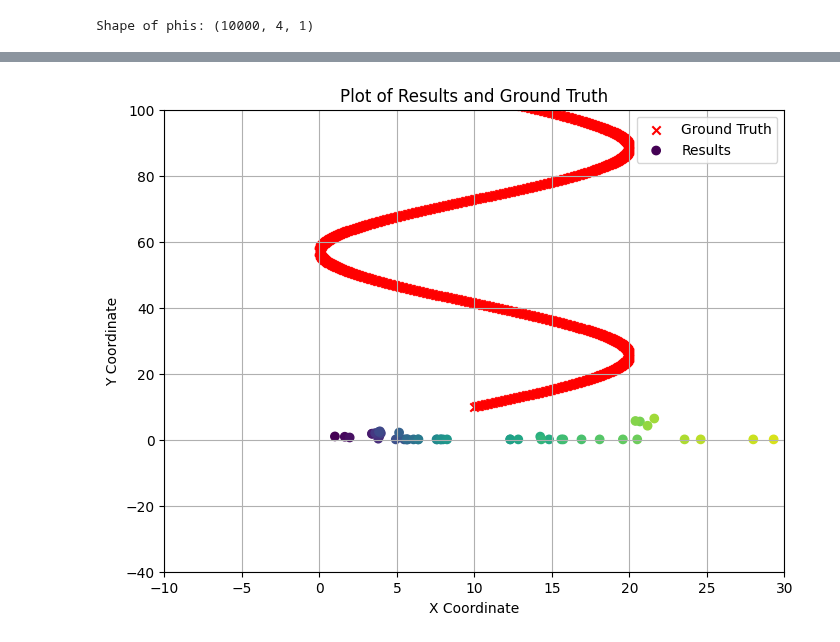
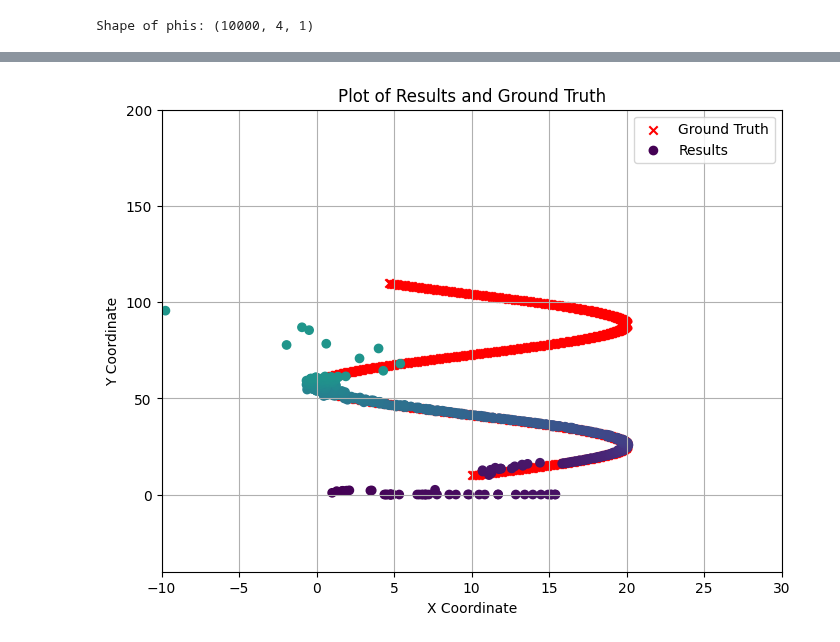
Before and after one commit to RHIMMELAND/MMARS, a Jupyter notebook: examples/MRBLaT_test.ipynb, the cells around one changed output, grey strips where cells are left out. Saved outputs shown, nothing was run; the diff lists cells and outputs as text; code cells hidden in the pictures.

```diff
--- a/examples/MRBLaT_test.ipynb
+++ b/examples/MRBLaT_test.ipynb
@@ -212,7 +198,7 @@ y_values = np.linspace(0.0001, 50.0001, gridsize)
 X, Y = np.meshgrid(x_values, y_values)
 
 # Flatten the grid and stack with phi[2] = 0, phi[3] = 0
-phis = [np.array([[x], [y], [4.941e-01],  [4.686e-01]]) for x, y in zip(X.ravel(), Y.ravel())]
+phis = [np.array([[x], [y], [1],  [1]]) for x, y in zip(X.ravel(), Y.ravel())]
 
 # Convert to NumPy array (shape: (2500, 4, 1))
 phis = np.array(phis)
@@ -224,7 +210,7 @@ Shape of phis: (10000, 4, 1)
 # %%
 S_signals = []
 for n in tqdm(range(len(phis))):
-    S_signals.append(mmars.mrblatFunctions.D_KL(phis[n][:4].flatten(), data_fourier, target_model_1.get_trajectory()[0][frame-1], target_model_1.get_trajectory()[0][frame-1], Lambda_z, radar_model_1, mrblatcomp, outputmode=(1,1,1,1), print_output=False))
+    S_signals.append(mrblatcomp.D_KL(phis[n][:4].flatten(), data_fourier, target_model_1.get_trajectory()[0][frame-1], target_model_1.get_trajectory()[0][frame-1], outputmode=(1,1,1,1), print_output=False))
 # %%
 # Compute the magnitude (ignoring phi[2] and phi[3])
 #magnitudes = np.sqrt(phis[:, 0, 0]**2 + phis[:, 1, 0]**2)
@@ -277,6 +263,8 @@ phi = np.array([[10],
                     [10],
                     [0],
                     [0]])
+
+bound = [(-100,100), (0.1,100), (0.0001, 10), (0.0001, 10)]
 # %%
 def broadcast_parameters(n, phi_bar_last_x_, phi_bar_last_y_, phi_barbar_last_0_, phi_barbar_last_1_):
     """
@@ -399,9 +383,9 @@ mrblat_data, mrblat_data_phibarbar
 # %%
-results = np.zeros((50, 4))
+results = np.zeros((1000, 4))
 
-results[0] = np.array(([1, 1, 10, 10]))  # Initialize results as a list of lists
+results[0] = np.array(([10, 10, 1, 1]))  # Initialize results as a list of lists
 
-for n in tqdm(range(49)):
+for n in tqdm(range(999)):
 
     sim_data_all_virtual = sim_data[n+1,:,:,0,:]
     sim_data_all_virtual = sim_data_all_virtual.flatten()[:, np.newaxis]
@@ -415,28 +399,27 @@ for n in tqdm(range(49)):
 
     data_fourier = (np.sqrt(sim_data_all_virtual_energy/data_fourier_energy)*data_fourier).T
 
-    result = minimize(mmars.mrblatFunctions.D_KL, (results[n][0], results[n][1], results[n][2], results[n][3]), bounds = bound,  args=(data_fourier, results[n][0], results[n][1], Lambda_z, radar_model_1, mrblatcomp, (1,1,1,1), False), method='nelder-mead')
-
+    result = minimize(mrblatcomp.D_KL, (results[n][0], results[n][1], results[n][2], results[n][3]), bounds = bound,  args=(data_fourier, results[n][0], results[n][1], (1,1,1,1), False), method='nelder-mead')
 
     results[n+1] = result.x.tolist()  # Insert the result at the correct index
 # %%
 # Extract the first two indices from results
 x_results = [result[0] for result in results]
 y_results = [result[1] for result in results]
 
 # Plot the coordinates
 plt.figure(figsize=(8, 6))
 plt.scatter(target_ground_truth[0], target_ground_truth[1], c='red', marker='x', label='Ground Truth')
 plt.scatter(x_results, y_results, c=np.linspace(0, 1, len(x_results)), cmap='viridis', marker='o', label='Results')
 
 #plt.scatter(eq18[0][0], eq18[1][0], c='green', marker='x', label='Eq. 18')
 plt.xlim([-10, 30])
-plt.ylim([-40, 100])
+plt.ylim([-40, 200])
 plt.xlabel('X Coordinate')
 plt.ylabel('Y Coordinate')
 plt.title('Plot of Results and Ground Truth')
 plt.legend()
 plt.grid(True)
 plt.show()
 # %% [output]
-[figure, old version]
+[figure, new version]
```
Also changed, not shown: parts of 17 cells of this notebook.
